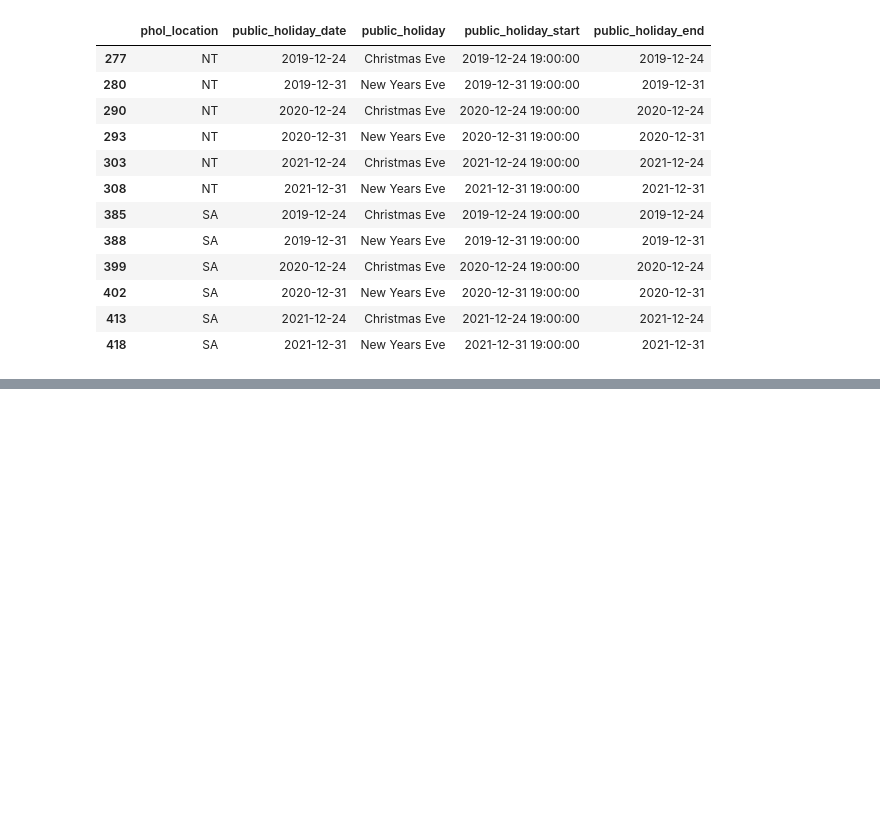
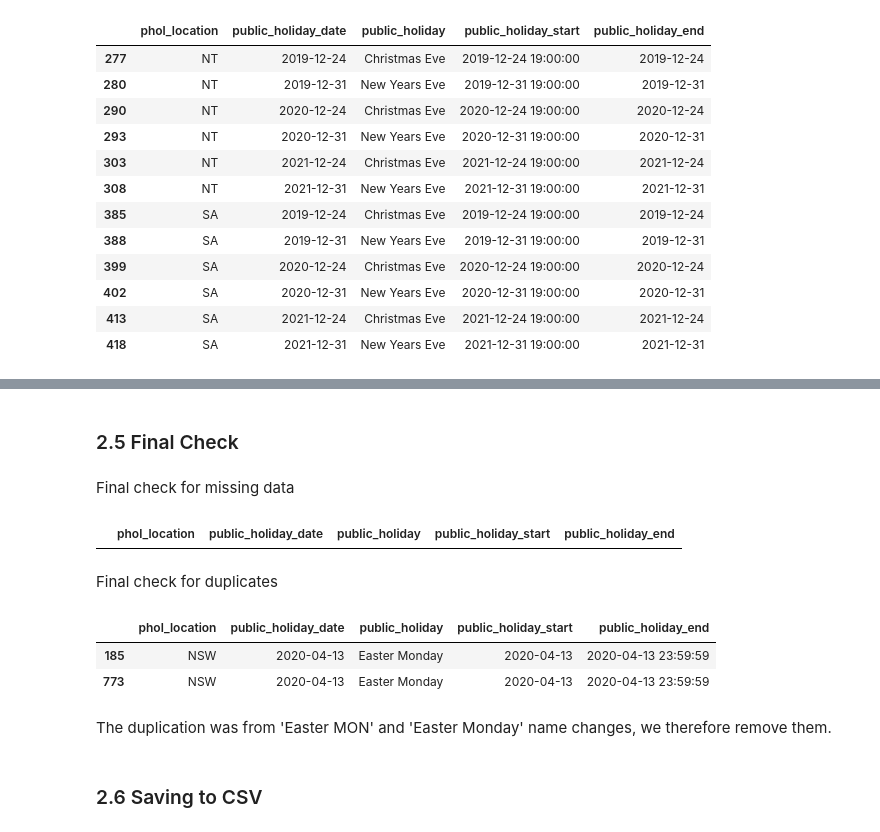
Before and after one commit to jerryawang/git_learning, a Jupyter notebook: PHOL Cleaning.ipynb, the cells around one changed output, grey strips where cells are left out. Saved outputs shown, nothing was run; the diff lists cells and outputs as text; code cells hidden in the pictures; blank space fills up the shorter version.

Commit message:
Dupe check & save to csv

```diff
--- a/PHOL Cleaning.ipynb
+++ b/PHOL Cleaning.ipynb
@@ -64,3 +75,5 @@ Name: name, Length: 72, dtype: int64
+# %%
+data_raw.drop_duplicates(inplace=True)
 # %% [markdown]
 ### 2.1 Missing Data
 # %% [markdown]
@@ -299,4 +312,10 @@ data_inscope.head()
 We create the start and end time columns by copying over the `public_holiday_date` column first.
 
 We then create a copy of the smaller subset of the in-scope data, for those holidays that have a 7PM start time instead of 12AM start time.
+# %%
+data_inscope['public_holiday_start'] = data_inscope['public_holiday_date']
+data_inscope['public_holiday_end'] = data_inscope['public_holiday_date']
+
+# Removing the time components so the format when output to CSV is correct
+data_inscope['public_holiday_date'] = data_inscope['public_holiday_date'].dt.date
 # %%
@@ -310,7 +326,9 @@ partial_holidays = data_inscope.loc[(data_inscope['phol_location'].isin(['NT', '
 # %% [markdown]
 We replace the time with 19:00 or 7PM.
 # %%
-partial_holidays.loc[:, 'public_holiday_start'] = partial_holidays.loc[:, 'public_holiday_start'].apply(lambda x: x.replace(hour=19, minute=0))
+partial_holidays.loc[:, 'public_holiday_start'] = partial_holidays.loc[:, 'public_holiday_start'].apply(
+                                                      lambda x: x.replace(hour=19, minute=0)
+                                                      )
 
 print(partial_holidays)
 # %% [output]
@@ -356,0 +379,4 @@ data_inscope.loc[(data_inscope['phol_location'].isin(['NT', 'SA'])) &
+# %%
+data_inscope.loc[:, 'public_holiday_end'] = data_inscope.loc[:, 'public_holiday_end'].apply(
+                                                lambda x: x.replace(hour=23, minute=59, second=59)
+                                                )
@@ -356,0 +399,18 @@ data_inscope.loc[(data_inscope['phol_location'].isin(['NT', 'SA'])) &
+# %% [markdown]
+### 2.5 Final Check
+# %% [markdown]
+Final check for missing data
+# %%
+data_inscope[data_inscope.isnull().any(axis=1)]
+# %% [output]
+|  | phol_location | public_holiday_date | public_holiday | public_holiday_start | public_holiday_end |
+# %% [markdown]
+Final check for duplicates
+# %%
+data_inscope.loc[data_inscope.duplicated(keep=False), :]
+# %% [output]
+|  | phol_location | public_holiday_date | public_holiday | public_holiday_start | public_holiday_end |
+| 185 | NSW | 2020-04-13 | Easter Monday | 2020-04-13 | 2020-04-13 23:59:59 |
+| 773 | NSW | 2020-04-13 | Easter Monday | 2020-04-13 | 2020-04-13 23:59:59 |
+# %% [markdown]
+The duplication was from 'Easter MON' and 'Easter Monday' name changes, we therefore remove them.
@@ -356,0 +419,2 @@ data_inscope.loc[(data_inscope['phol_location'].isin(['NT', 'SA'])) &
+# %% [markdown]
+### 2.6 Saving to CSV
```
Also changed, not shown: parts of 11 cells of this notebook.
